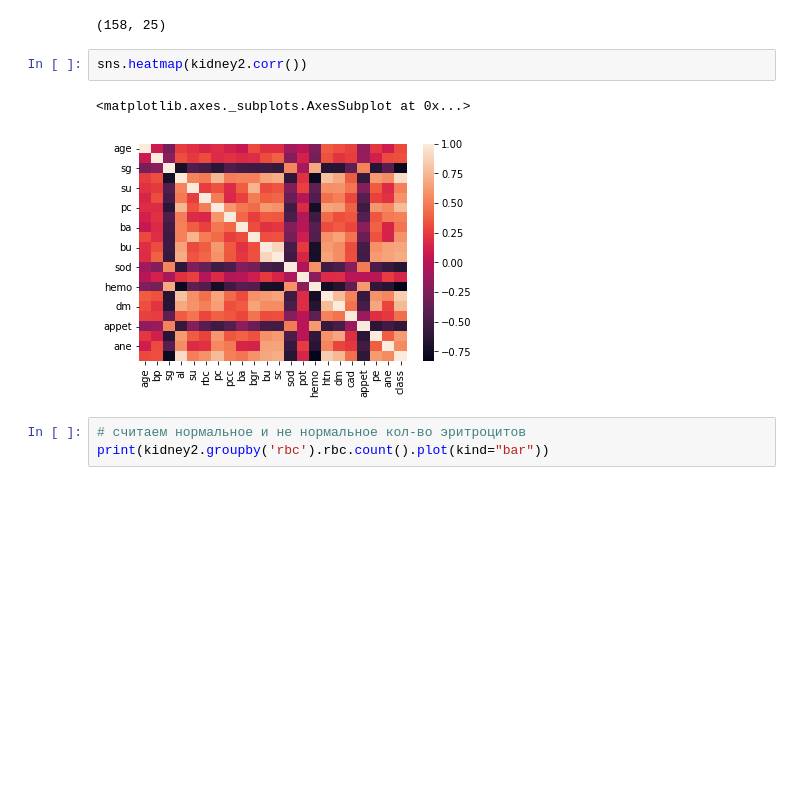
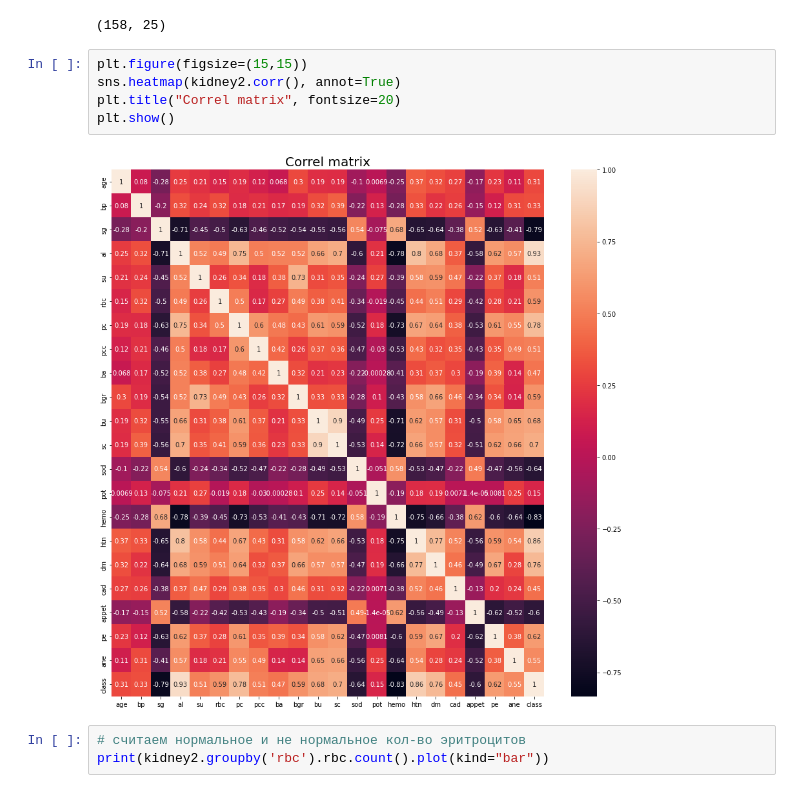
Before and after one commit to StudOborona/MLSummer2022, a Jupyter notebook: Task_4/task_4.ipynb, the cells around one changed output. Drawn from its saved outputs; the diff is of its cells as text; blank space fills up the shorter version.

```diff
--- a/Task_4/task_4.ipynb
+++ b/Task_4/task_4.ipynb
@@ -111,11 +111,13 @@ kidney2 = kidney.dropna()
 kidney2.shape
 # %% [output]
 (158, 25)
-# %%
-sns.heatmap(kidney2.corr())
-# %% [output]
-<matplotlib.axes._subplots.AxesSubplot at 0x...>
-[figure, removed]
+# %%
+plt.figure(figsize=(15,15))
+sns.heatmap(kidney2.corr(), annot=True)
+plt.title("Correl matrix", fontsize=20)
+plt.show()
+# %% [output]
+[figure, added]
 # %%
 # считаем нормальное и не нормальное кол-во эритроцитов
 print(kidney2.groupby('rbc').rbc.count().plot(kind="bar"))
```
Also changed, not shown: parts of 9 cells of this notebook, 1 other file.
